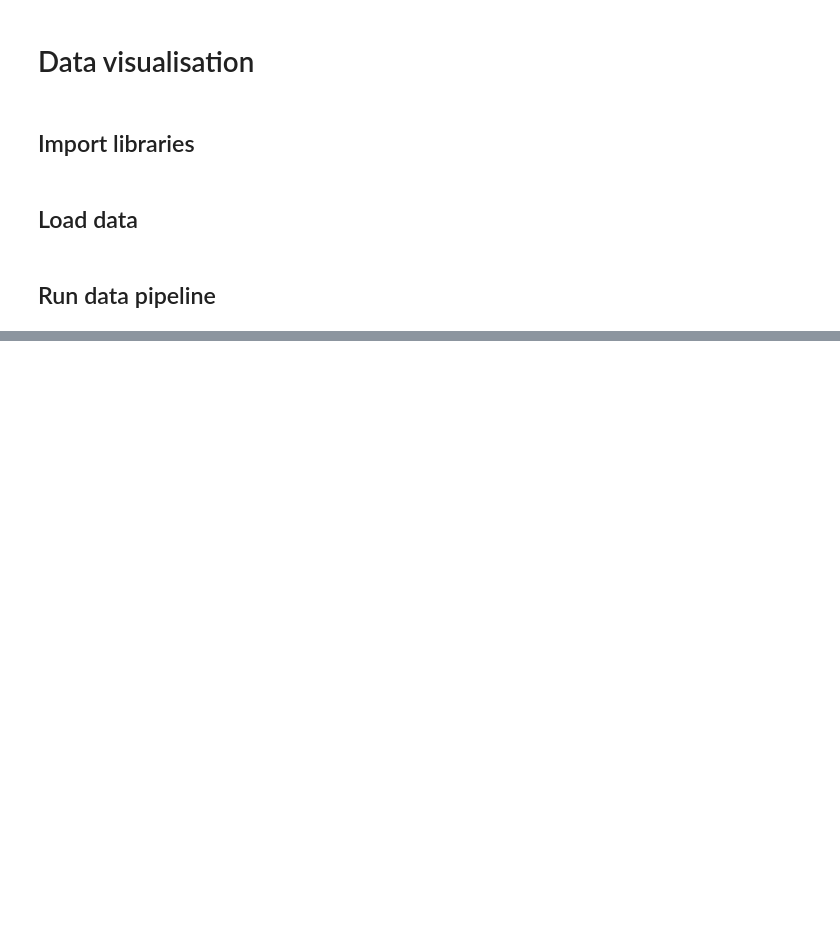
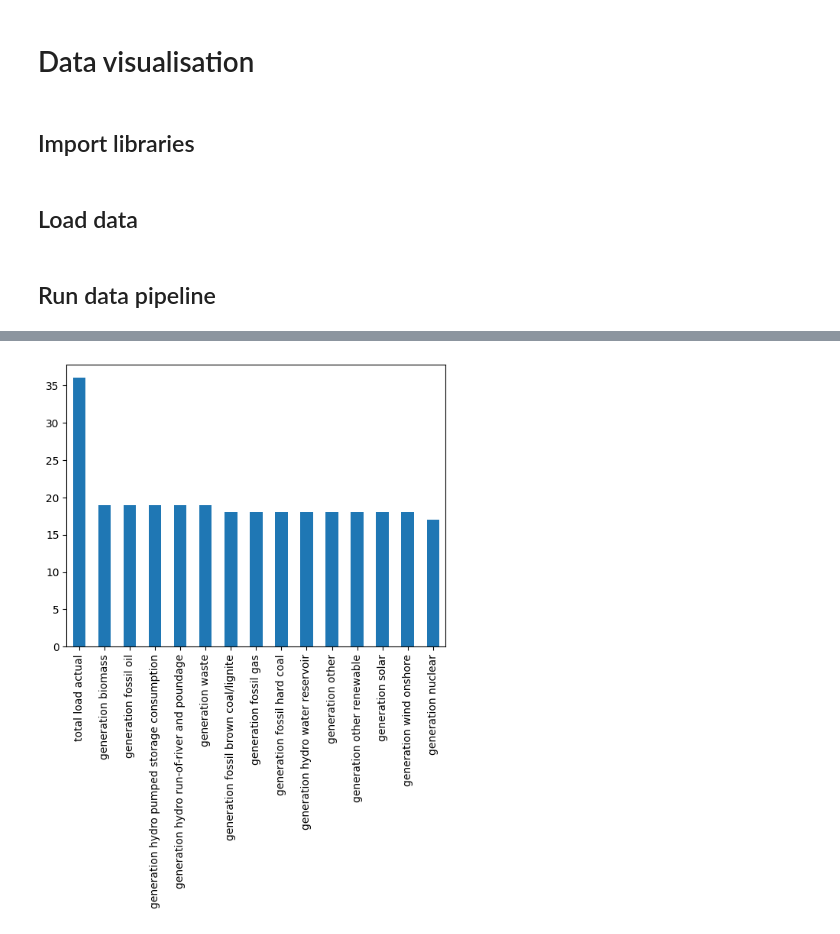
Before and after one commit to MiguelLoureiro98/EnergyForecasting, a Jupyter notebook: src/notebooks/hourly_forecasting/data_visualisation.ipynb, the cells around one changed output, grey strips where cells are left out. Saved outputs shown, nothing was run; the diff lists cells and outputs as text; code cells hidden in the pictures; blank space fills up the shorter version.

Commit message:
Added missing data report function.

```diff
--- a/src/notebooks/hourly_forecasting/data_visualisation.ipynb
+++ b/src/notebooks/hourly_forecasting/data_visualisation.ipynb
@@ -34,0 +36,5 @@ data.head()
+# %%
+missing_data = data.isna().sum();
+missing_data.loc[missing_data > 0].sort_values(ascending=False).plot(kind="bar", rot=90);
+# %% [output]
+[figure, added]
```
Also changed, not shown: parts of 3 cells of this notebook, 1 other file.
